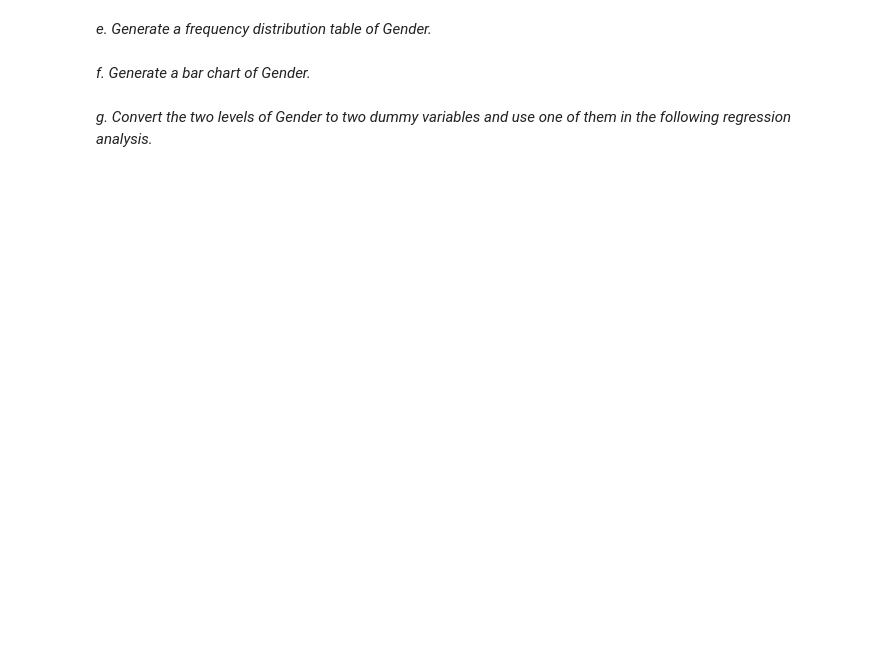
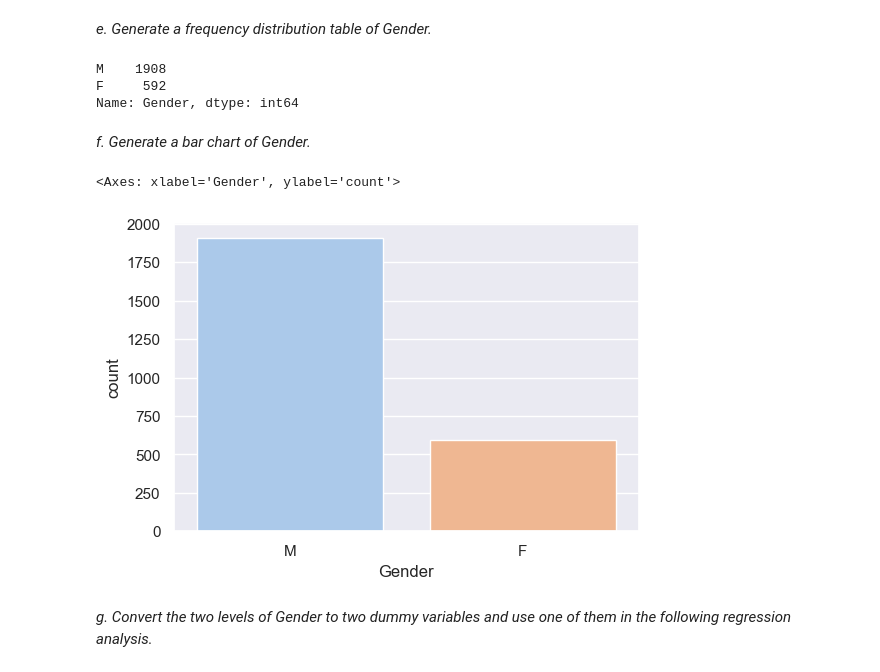
Before and after one commit to Chaser260/GSCM-575-ML, a Jupyter notebook: code/HW04WP_ML.ipynb, the cells around one changed output. Cells and saved outputs as stored; diff of their text form; code cells hidden in the pictures; blank space fills up the shorter version.

```diff
--- a/code/HW04WP_ML.ipynb
+++ b/code/HW04WP_ML.ipynb
@@ -10,5 +38,7 @@ Data: http://web.pdx.edu/~gerbing/data/BodyMeas2500.xlsx
 ## 1. Data Exploration and Preparation
 # %% [markdown]
 *a. Read the data.*
+# %%
+df = pd.read_excel('http://web.pdx.edu/~gerbing/data/BodyMeas2500.xlsx')
 # %% [markdown]
 *b. How many samples (rows of data) and columns are there in the data file?*
@@ -19,6 +77,17 @@ Data: http://web.pdx.edu/~gerbing/data/BodyMeas2500.xlsx
 # %% [markdown]
 *e. Generate a frequency distribution table of Gender.*
+# %%
+df.Gender.value_counts()
+# %% [output]
+M    1908
+F     592
+Name: Gender, dtype: int64
 # %% [markdown]
 *f. Generate a bar chart of Gender.*
+# %%
+sns.countplot(df, x = 'Gender', palette='pastel')
+# %% [output]
+<Axes: xlabel='Gender', ylabel='count'>
+[figure, added]
 # %% [markdown]
 *g. Convert the two levels of Gender to two dummy variables and use one of them in the following regression analysis.*
```
Also changed, not shown: parts of 61 cells of this notebook.
